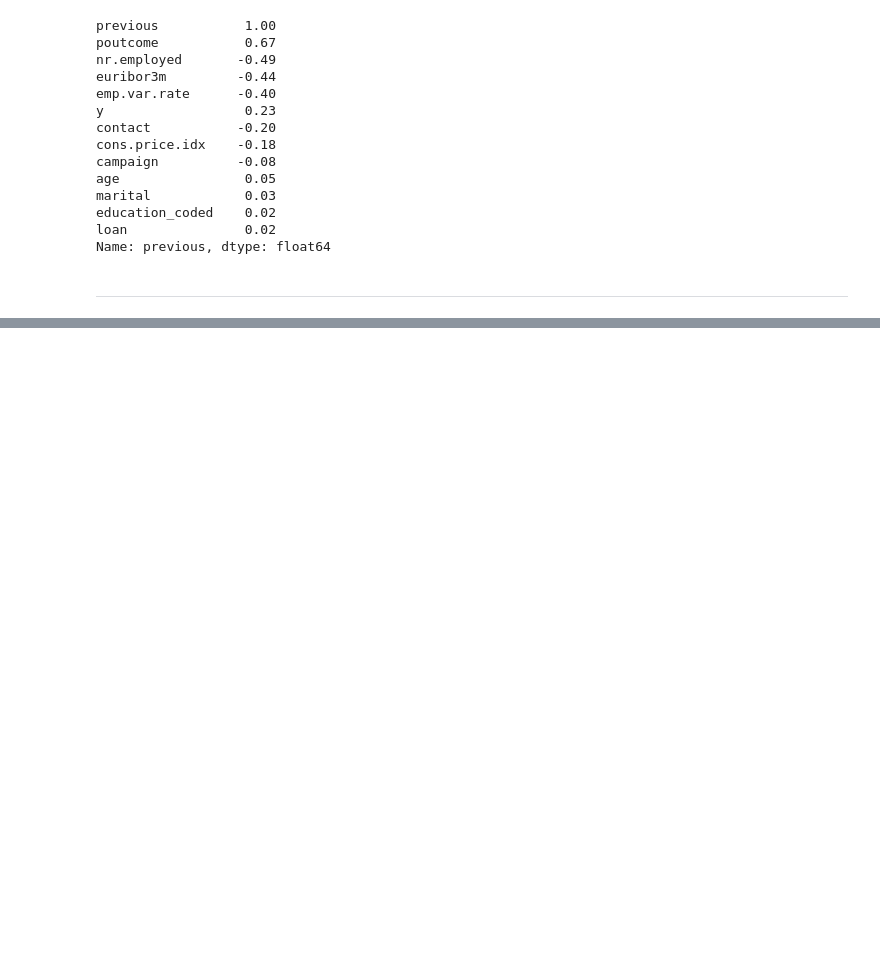
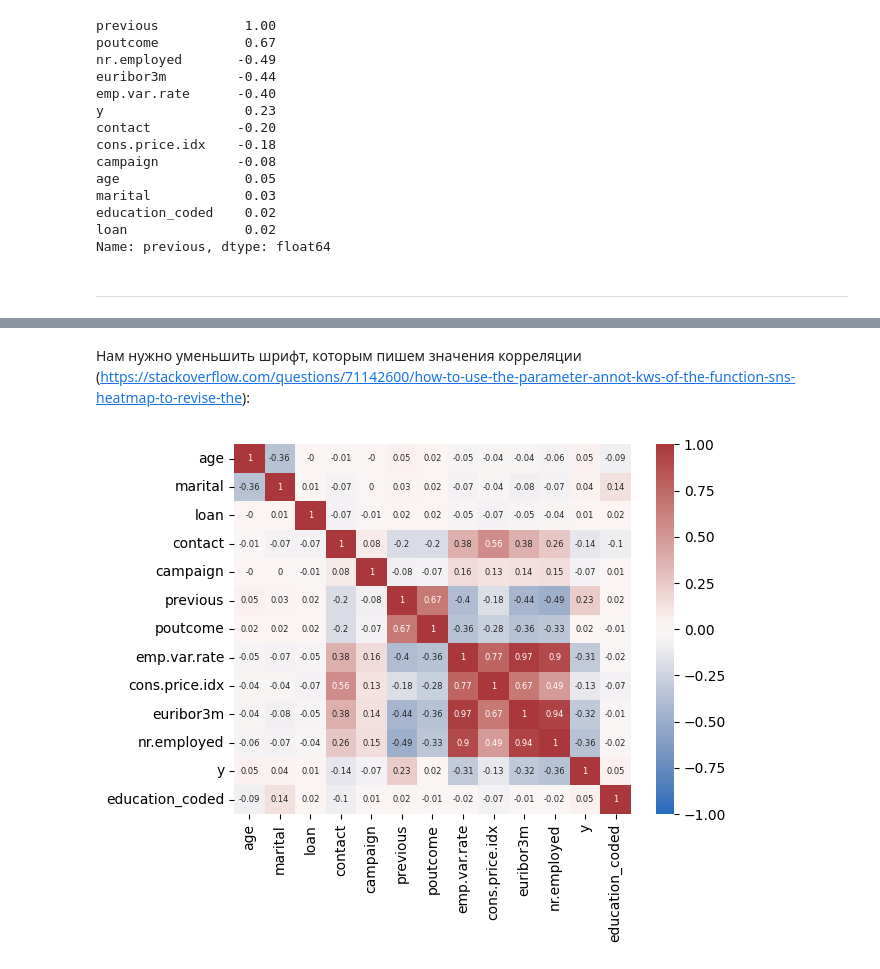
Before and after one commit to ksumarshmallow/Data-Analysis-Law-26, a Jupyter notebook: practice/p7-solved.ipynb, the cells around one changed output, grey strips where cells are left out. Saved outputs shown, nothing was run; the diff lists cells and outputs as text; code cells hidden in the pictures; blank space fills up the shorter version.

```diff
--- a/practice/p7-solved.ipynb
+++ b/practice/p7-solved.ipynb
@@ -357,0 +443,13 @@ Name: previous, dtype: float64
+# %% [markdown]
+Нам нужно уменьшить шрифт, которым пишем значения корреляции (https://stackoverflow.com/questions/71142600/how-to-use-the-parameter-annot-kws-of-the-function-sns-heatmap-to-revise-the):
+# %%
+sns.heatmap(
+    df.corr(numeric_only=True).round(2),  # explicit округляем до 2 знака
+    vmin=-1,
+    vmax=1,
+    cmap="vlag",
+    annot=True,
+    annot_kws={"size": 6},  # размер шрифта в ячейках
+);
+# %% [output]
+[figure, added]
```
Also changed, not shown: parts of 20 cells of this notebook.
